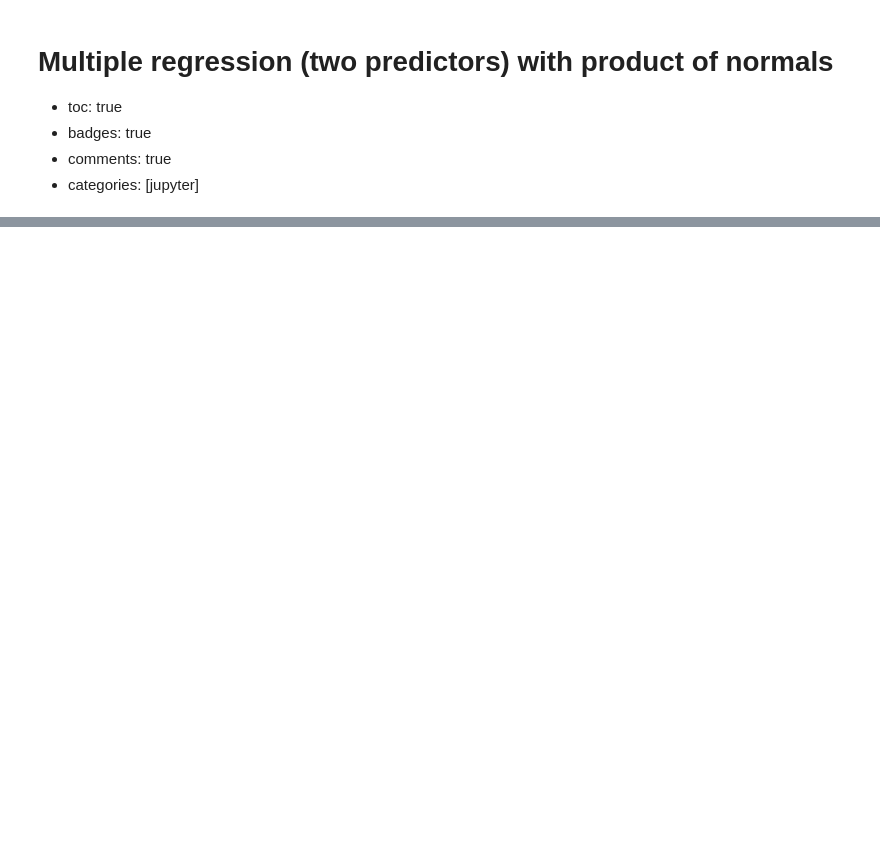
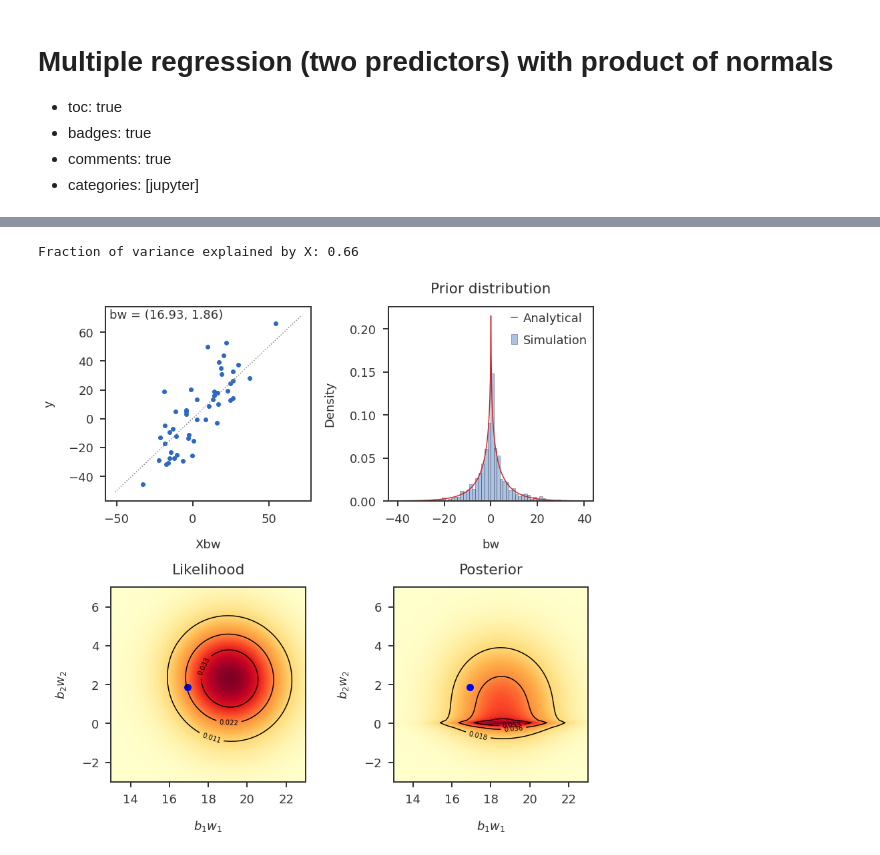
Before and after one commit to banskt/iridge-notes, a Jupyter notebook: _notebooks/2021-01-28-multiple-regression-two-predictors.ipynb, the cells around one changed output, grey strips where cells are left out. Drawn from its saved outputs; the diff is of its cells as text; code cells hidden in the pictures; blank space fills up the shorter version.

```diff
--- a/_notebooks/2021-01-28-multiple-regression-two-predictors.ipynb
+++ b/_notebooks/2021-01-28-multiple-regression-two-predictors.ipynb
@@ -63,0 +168,80 @@ def data_log_likelihood(X, y, b, sigma):
+# %%
+#collapse-hide
+
+nsample = 50
+npred = 2
+sigbtrue = 2.0
+sigwtrue = 4.0
+sigtrue = 15.0
+X, y, btrue, wtrue, bwtrue = simulate_data(nsample, npred, sigtrue, sigbtrue, sigwtrue, seed = 300)
+ypredtrue = np.dot(X, bwtrue)
+r2 = variance_explained(y, ypredtrue)
+bwprior = np.multiply(np.random.normal(0, sigbtrue, 1000),
+                      np.random.normal(0, sigwtrue, 1000))
+# mcmc_trace, mcmc_posterior = gibbs(X, y, sigtrue, sigbtrue, sigwtrue,
+#                                    burn_iter = 1000, max_iter = 10000)
+
+print(f"Fraction of variance explained by X: {r2:.2f}")
+# %% [output]
+Fraction of variance explained by X: 0.66
+# %%
+#collapse-hide
+
+bwvals = np.linspace(-40, 40, 1000)
+bwvals1 = np.linspace(13, 23, 100)
+bwvals2 = np.linspace(-3, 7, 80)
+numerical_prior_1d = prod_norm_prior_pdf(bwvals, sigbtrue, sigwtrue)
+numerical_prior = prod_norm_prior_gridpdf(bwvals1, bwvals2, sigbtrue, sigwtrue)
+numerical_logll = data_log_likelihood(X, y, bwvals1, bwvals2, sigtrue)
+numerical_logll = normalize_logdensity_by_volume(bwvals1, bwvals2, numerical_logll)
+numerical_logpost = numerical_logll + np.log(numerical_prior)
+numerical_logpost = normalize_logdensity_by_volume(bwvals1, bwvals2, numerical_logpost)
+
+fig = plt.figure(figsize = (12, 12))
+ax1 = fig.add_subplot(221)
+ax2 = fig.add_subplot(222)
+ax3 = fig.add_subplot(223)
+ax4 = fig.add_subplot(224)
+
+ax1.scatter(ypredtrue, y)
+mpl_utils.plot_diag(ax1)
+ax1.text(0.02, 0.94, f"bw = ({bwtrue[0]:.2f}, {bwtrue[1]:.2f})", transform = ax1.transAxes)
+#ax1.set_title("y = Xbw + e", pad = 20.0)
+ax1.set_xlabel("Xbw")
+ax1.set_ylabel("y")
+
+ax2.hist(bwprior, bins = 50, density = True, alpha = 0.4, label="Simulation")
+ax2.plot(bwvals, numerical_prior_1d, label = "Analytical")
+ax2.legend()
+ax2.set_title("Prior distribution", pad = 20.0)
+ax2.set_xlabel("bw")
+ax2.set_ylabel("Density")
+
+zdata = np.exp(numerical_logll)
+norm = cm.colors.Normalize(vmin=np.min(zdata), vmax=np.max(zdata))
+cs1, cs2, zlevels = \
+    plot_contours(ax3, bwvals1, bwvals2, zdata,
+                  bwtrue, norm = norm, cstep = 10, nlevels = 5,
+                  showbeta = True, showZmax = False,
+                  xlabel = r"$b_1 w_1$",
+                  ylabel = r"$b_2 w_2$",
+                  zlabel = "Likelihood",
+                 )
+ax3.set_title("Likelihood", pad = 20.0)
+
+zdata = np.exp(numerical_logpost)
+norm = cm.colors.Normalize(vmin=np.min(zdata), vmax=np.max(zdata))
+cs1, cs2, zlevels = \
+    plot_contours(ax4, bwvals1, bwvals2, zdata,
+                  bwtrue, norm = norm, cstep = 10, nlevels = 5,
+                  showbeta = True, showZmax = False,
+                  xlabel = r"$b_1 w_1$",
+                  ylabel = r"$b_2 w_2$",
+                  zlabel = "Posterior",
+                 )
+ax4.set_title("Posterior", pad = 20.0)
+
+plt.tight_layout()
+plt.show()
+# %% [output]
+[figure, added]
```
Also changed, not shown: parts of 22 cells of this notebook, 2 other files.
